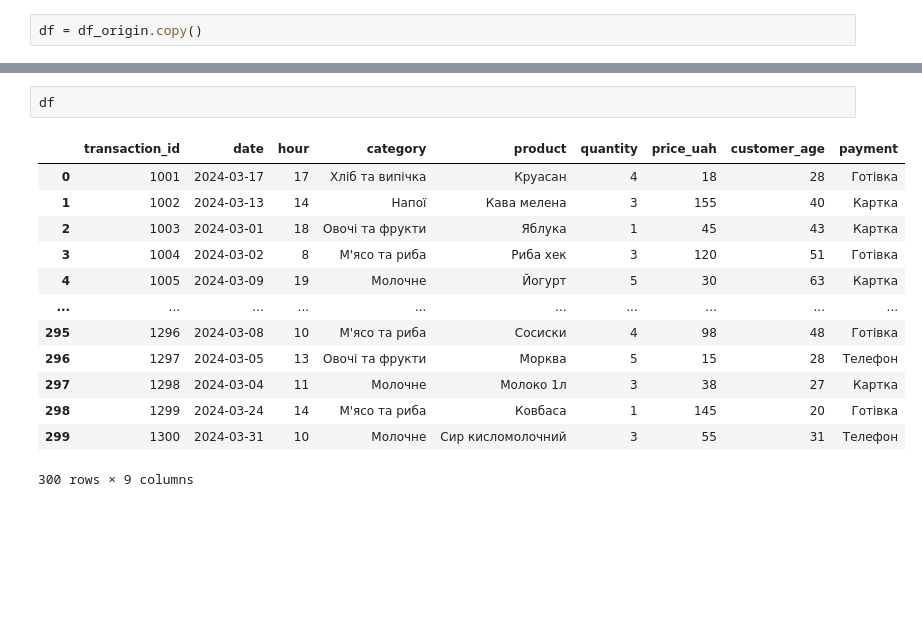
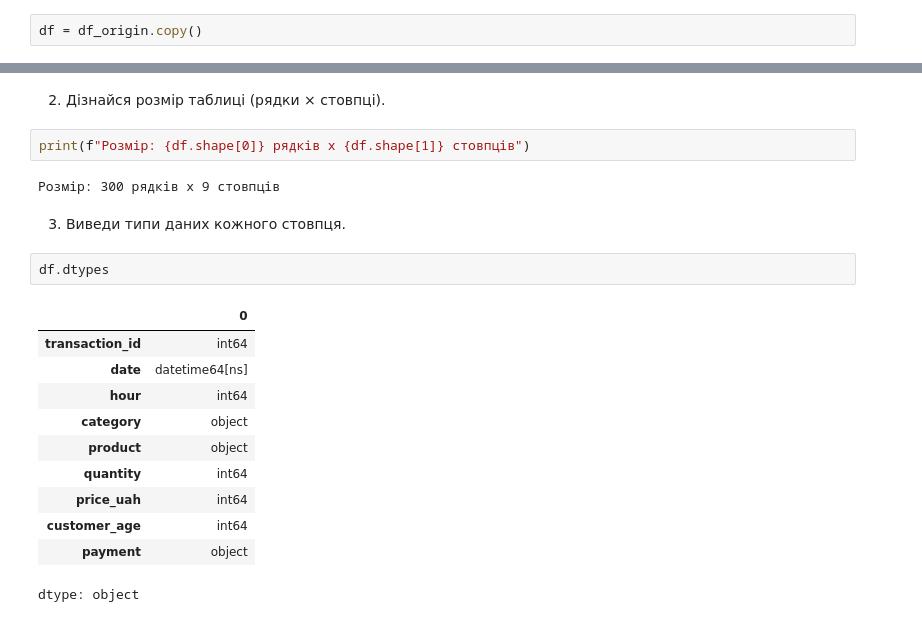
Before and after one commit to volodymyr-holovan/DTA2026, a Jupyter notebook: project_store_sales_analysis/store_sales_analysis.ipynb, the cells around one changed output, grey strips where cells are left out. Saved outputs shown, nothing was run; the diff lists cells and outputs as text; blank space fills up the shorter version.

```diff
--- a/project_store_sales_analysis/store_sales_analysis.ipynb
+++ b/project_store_sales_analysis/store_sales_analysis.ipynb
@@ -45,16 +65,22 @@ df = df_origin.copy()
+# %% [markdown]
+2. Дізнайся розмір таблиці (рядки × стовпці).
+# %%
+print(f"Розмір: {df.shape[0]} рядків х {df.shape[1]} стовпців")
+# %% [output]
+Розмір: 300 рядків х 9 стовпців
+# %% [markdown]
+3. Виведи типи даних кожного стовпця.
 # %%
-df
+df.dtypes
 # %% [output]
-|  | transaction_id | date | hour | category | product | quantity | price_uah | customer_age | payment |
-| 0 | 1001 | 2024-03-17 | 17 | Хліб та випічка | Круасан | 4 | 18 | 28 | Готівка |
-| 1 | 1002 | 2024-03-13 | 14 | Напої | Кава мелена | 3 | 155 | 40 | Картка |
-| 2 | 1003 | 2024-03-01 | 18 | Овочі та фрукти | Яблука | 1 | 45 | 43 | Картка |
-| 3 | 1004 | 2024-03-02 | 8 | М'ясо та риба | Риба хек | 3 | 120 | 51 | Готівка |
-| 4 | 1005 | 2024-03-09 | 19 | Молочне | Йогурт | 5 | 30 | 63 | Картка |
-| ... | ... | ... | ... | ... | ... | ... | ... | ... | ... |
-| 295 | 1296 | 2024-03-08 | 10 | М'ясо та риба | Сосиски | 4 | 98 | 48 | Готівка |
-| 296 | 1297 | 2024-03-05 | 13 | Овочі та фрукти | Морква | 5 | 15 | 28 | Телефон |
-| 297 | 1298 | 2024-03-04 | 11 | Молочне | Молоко 1л | 3 | 38 | 27 | Картка |
-| 298 | 1299 | 2024-03-24 | 14 | М'ясо та риба | Ковбаса | 1 | 145 | 20 | Готівка |
-| 299 | 1300 | 2024-03-31 | 10 | Молочне | Сир кисломолочний | 3 | 55 | 31 | Телефон |
+|  | 0 |
+| transaction_id | int64 |
+| date | datetime64[ns] |
+| hour | int64 |
+| category | object |
+| product | object |
+| quantity | int64 |
+| price_uah | int64 |
+| customer_age | int64 |
+| payment | object |
-300 rows × 9 columns
+dtype: object
```
Also changed, not shown: parts of 7 cells of this notebook.
